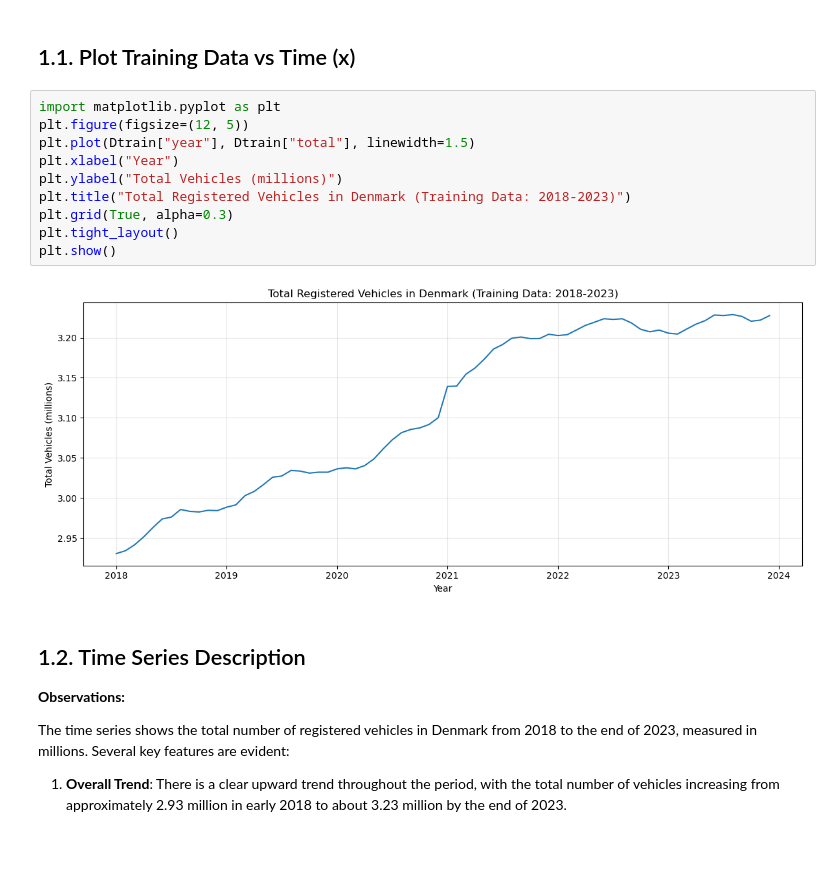
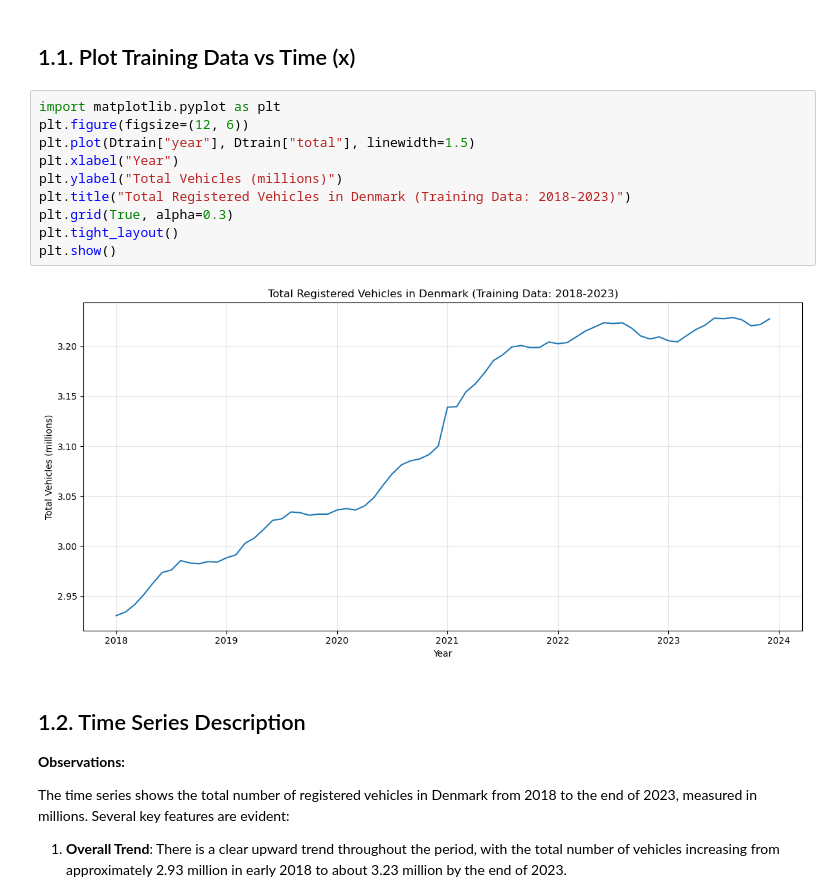
Before and after one commit to JesperDTU/TimeSeriesAnalysis_Assignments, a Jupyter notebook: Assignment1/Assignment1.ipynb, the cells around one changed output. Saved outputs shown, nothing was run; the diff lists cells and outputs as text; blank space fills up the shorter version.

Commit message:
just size of plot

```diff
--- a/Assignment1/Assignment1.ipynb
+++ b/Assignment1/Assignment1.ipynb
@@ -33,16 +33,16 @@ Dtrain.head()
 ## 1.1. Plot Training Data vs Time (x)
 # %%
 import matplotlib.pyplot as plt
-plt.figure(figsize=(12, 5))
+plt.figure(figsize=(12, 6))
 plt.plot(Dtrain["year"], Dtrain["total"], linewidth=1.5)
 plt.xlabel("Year")
 plt.ylabel("Total Vehicles (millions)")
 plt.title("Total Registered Vehicles in Denmark (Training Data: 2018-2023)")
 plt.grid(True, alpha=0.3)
 plt.tight_layout()
 plt.show()
 # %% [output]
-[figure, old version]
+[figure, new version]
 # %% [markdown]
 ## 1.2. Time Series Description
 
```
Also changed, not shown: parts of 1 cell of this notebook.
